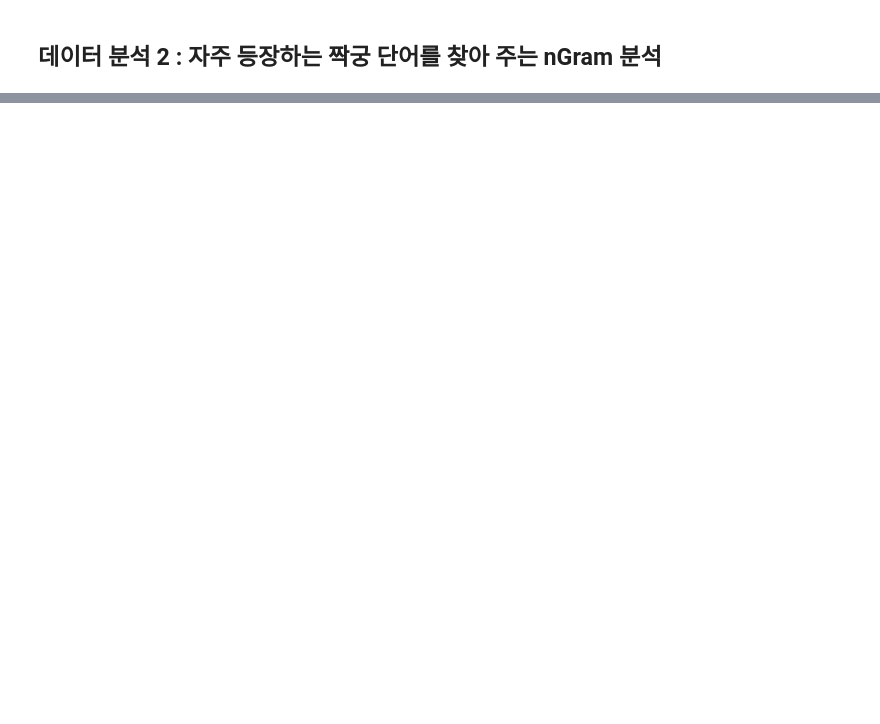
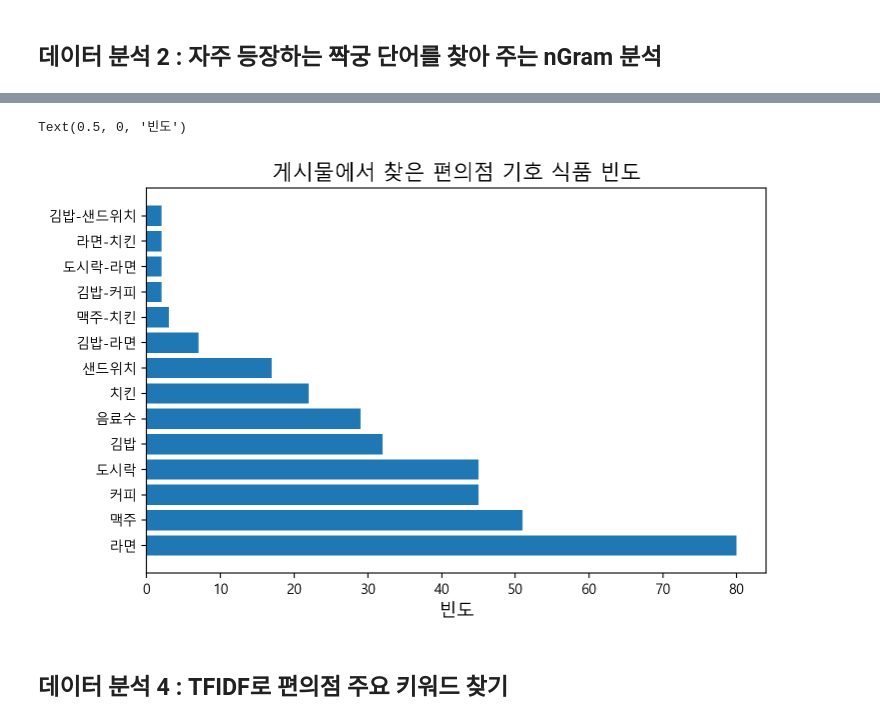
Before and after one commit to semin-pk/DataAnalysisPython, a Jupyter notebook: 3장/chapter03.ipynb, the cells around one changed output, grey strips where cells are left out. Saved outputs shown, nothing was run; the diff lists cells and outputs as text; code cells hidden in the pictures; blank space fills up the shorter version.

```diff
--- a/3장/chapter03.ipynb
+++ b/3장/chapter03.ipynb
@@ -202,0 +218,13 @@ Series([], Name: count, dtype: int64)
+# %%
+x = dc['label'].value_counts()[1:15].index
+y = dc['label'].value_counts()[1:15].values
+
+plt.figure(figsize=(8, 5))
+plt.title('게시물에서 찾은 편의점 기호 식품 빈도', size=15)
+plt.barh(x, y)
+plt.xlabel('빈도', size=13)
+# %% [output]
+Text(0.5, 0, '빈도')
+[figure, added]
+# %% [markdown]
+## 데이터 분석 4 : TFIDF로 편의점 주요 키워드 찾기
```
Also changed, not shown: parts of 10 cells of this notebook.
